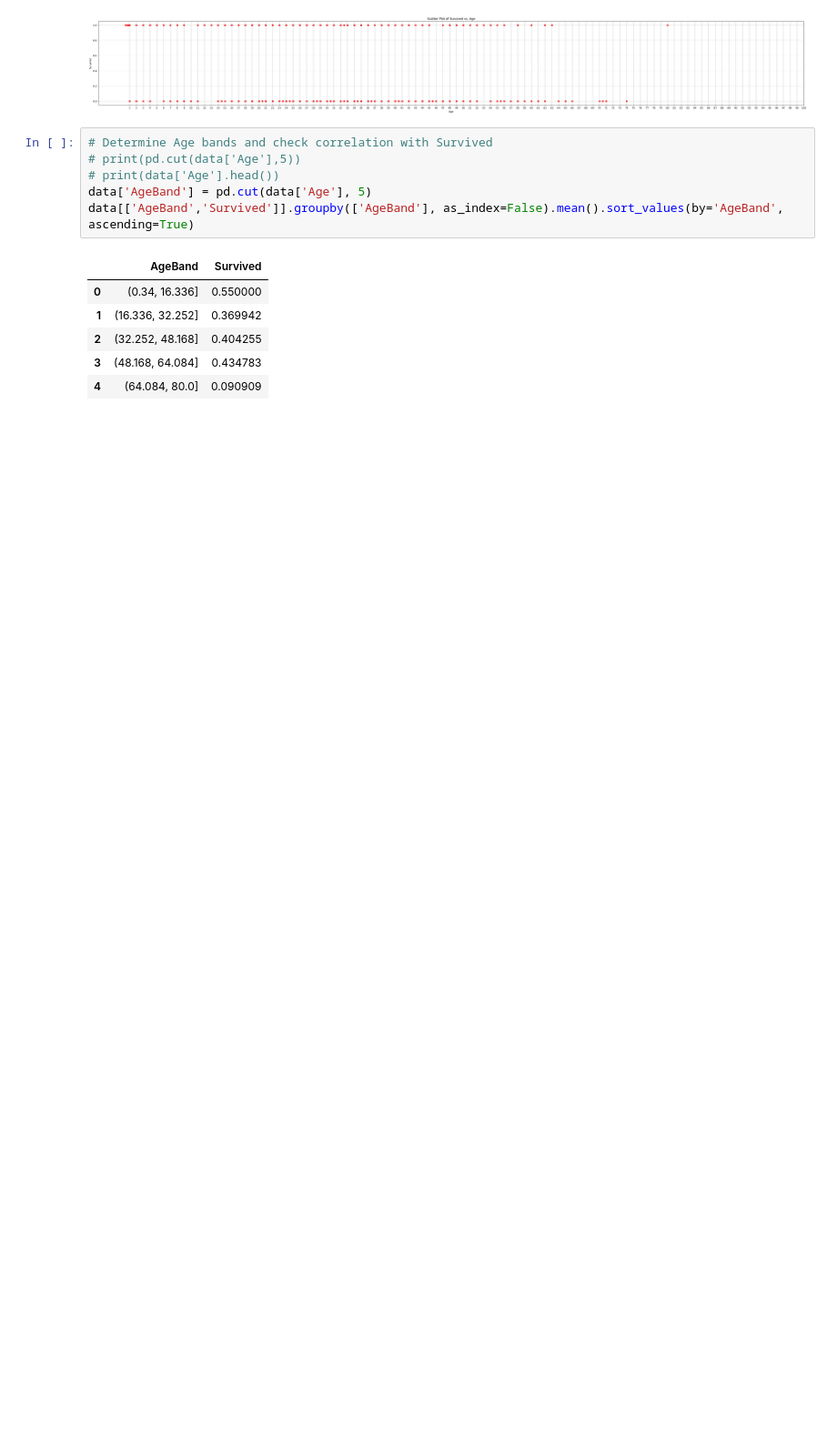
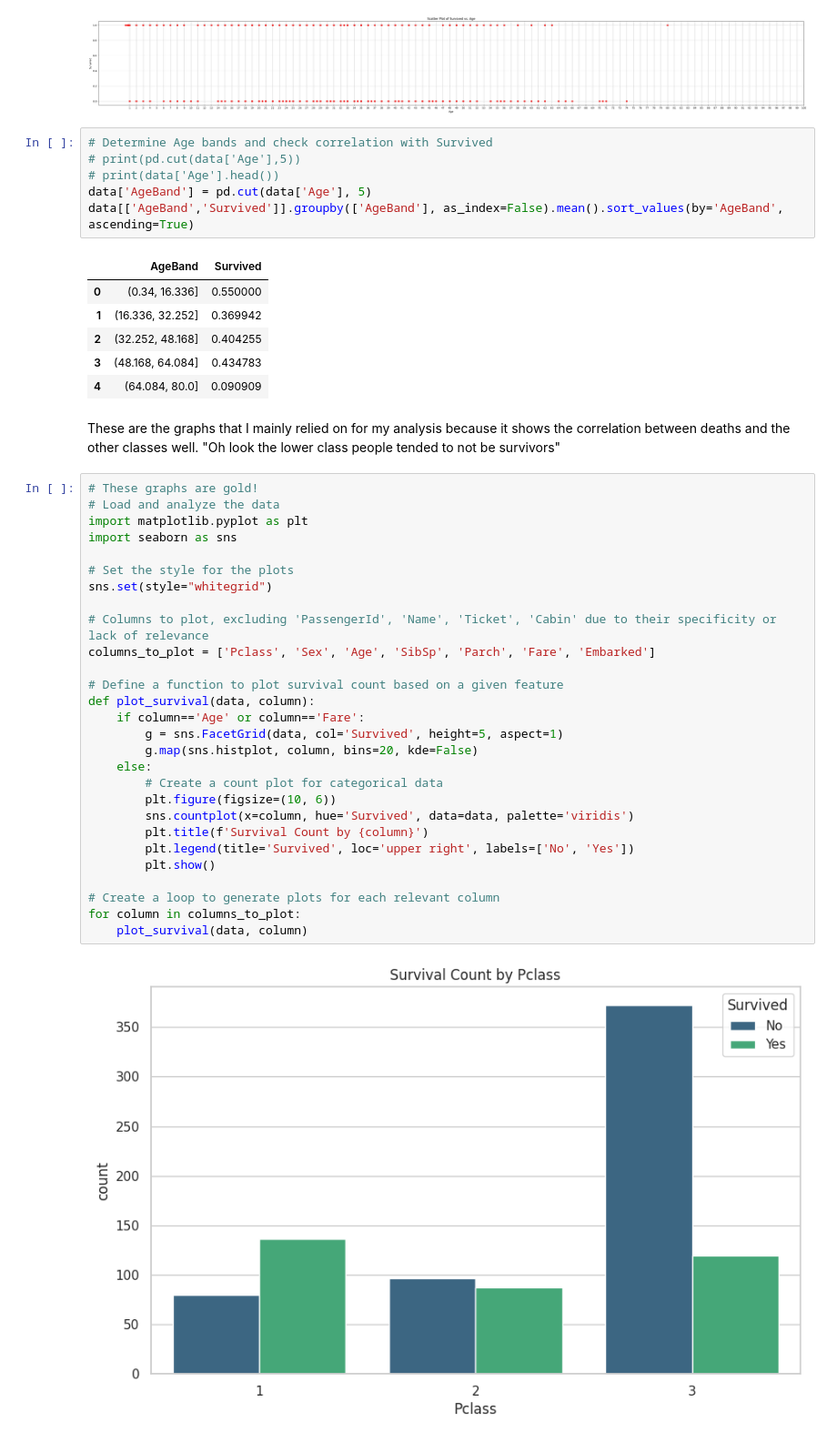
Before and after one commit to AndrewstheBuilder/DeepLearning, a Jupyter notebook: TitanicKaggleChallenge_Blog.ipynb, the cells around one changed output. Shown at 91% size. Drawn from its saved outputs; the diff is of its cells as text; blank space fills up the shorter version.

Commit message:
Updated graphs still not done yet

```diff
--- a/TitanicKaggleChallenge_Blog.ipynb
+++ b/TitanicKaggleChallenge_Blog.ipynb
@@ -137,3 +140,35 @@ data[['AgeBand','Survived']].groupby(['AgeBand'], as_index=False).mean().sort_va
 | 2 | (32.252, 48.168] | 0.404255 |
 | 3 | (48.168, 64.084] | 0.434783 |
 | 4 | (64.084, 80.0] | 0.090909 |
+# %% [markdown]
+These are the graphs that I mainly relied on for my analysis because it shows the correlation between deaths and the other classes well. "Oh look the lower class people tended to not be survivors"
+# %%
+# These graphs are gold!
+# Load and analyze the data
+import matplotlib.pyplot as plt
+import seaborn as sns
+
+# Set the style for the plots
+sns.set(style="whitegrid")
+
+# Columns to plot, excluding 'PassengerId', 'Name', 'Ticket', 'Cabin' due to their specificity or lack of relevance
+columns_to_plot = ['Pclass', 'Sex', 'Age', 'SibSp', 'Parch', 'Fare', 'Embarked']
+
+# Define a function to plot survival count based on a given feature
+def plot_survival(data, column):
+    if column=='Age' or column=='Fare':
+        g = sns.FacetGrid(data, col='Survived', height=5, aspect=1)
+        g.map(sns.histplot, column, bins=20, kde=False)
+    else:
+        # Create a count plot for categorical data
+        plt.figure(figsize=(10, 6))
+        sns.countplot(x=column, hue='Survived', data=data, palette='viridis')
+        plt.title(f'Survival Count by {column}')
+        plt.legend(title='Survived', loc='upper right', labels=['No', 'Yes'])
+        plt.show()
+
+# Create a loop to generate plots for each relevant column
+for column in columns_to_plot:
+    plot_survival(data, column)
+# %% [output]
+[figure, added]
```
Also changed, not shown: parts of 22 cells of this notebook.
